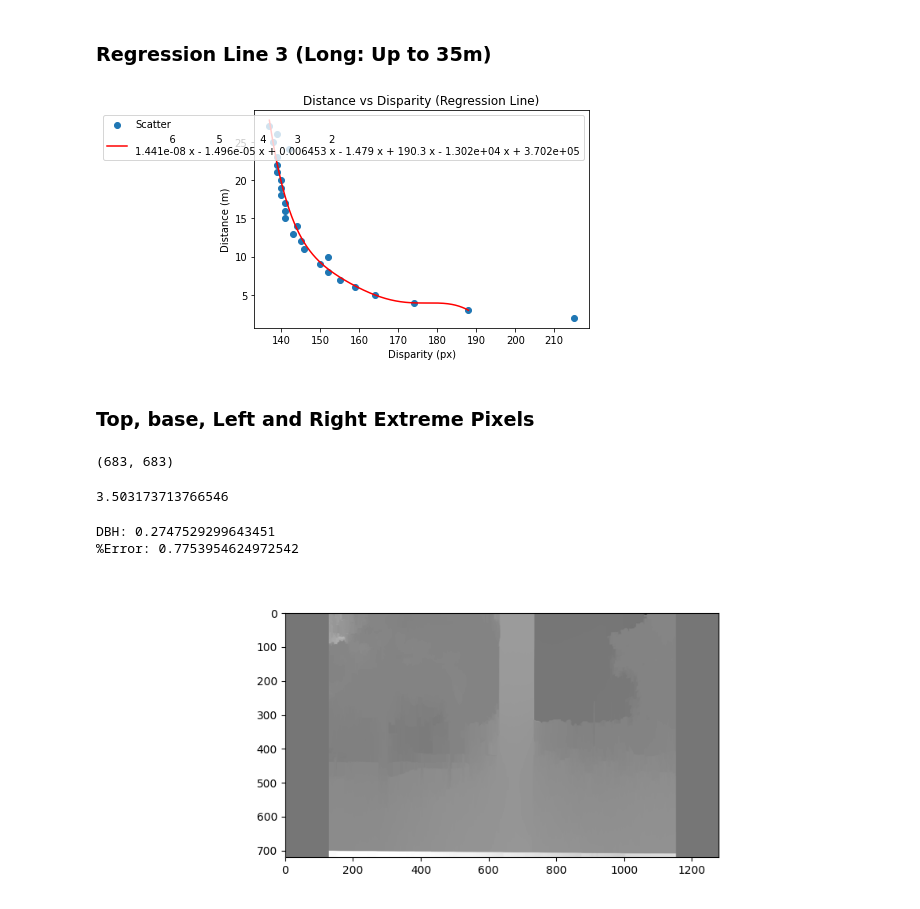
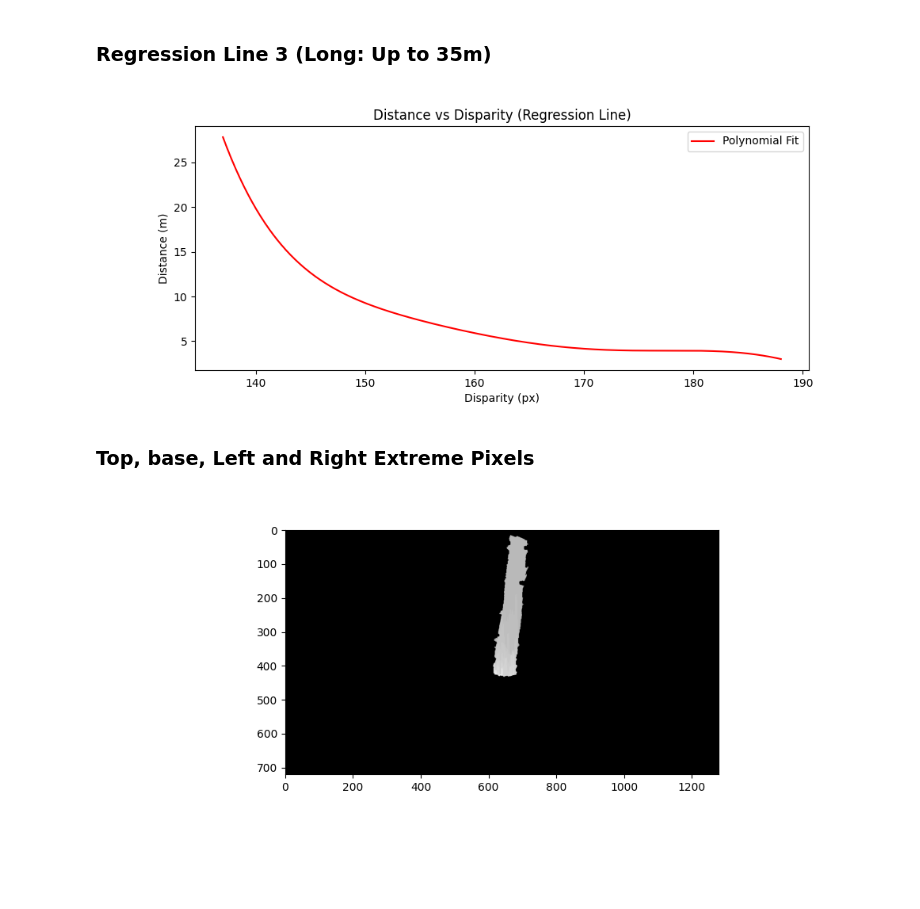
Before and after one commit to kiplimock/image-processing, a Jupyter notebook: disparity.ipynb, the cells around one changed output. Cells and saved outputs as stored; diff of their text form; code cells hidden in the pictures; blank space fills up the shorter version.

Commit message:
completed code for pixels of interest

```diff
--- a/disparity.ipynb
+++ b/disparity.ipynb
@@ -107,32 +116,28 @@ plt.show()
 # %% [markdown]
 ### Regression Line 3 (Long: Up to 35m)
 # %%
-dist = np.arange(2, 28, 1)
-disp = np.array([215, 188, 174, 164, 159, 155, 152, 150, 152, 146,
-                145, 143, 144, 141, 141, 141, 140, 140, 140, 139, 139, 139, 142, 138, 139, 137])
+def long_fit(value):
+    '''
+    Fits a polynomial to a scatter plot of points for distance/disparity relationship
+    for up to 35m length.
+    '''
+    dist = np.arange(2, 28, 1)
+    disp = np.array([215, 188, 174, 164, 159, 155, 152, 150, 152, 146,
+                    145, 143, 144, 141, 141, 141, 140, 140, 140, 139, 139, 139, 142, 138, 139, 137])
+    model = np.poly1d(np.polyfit(disp, dist, 6))
 
-# x = np.arange(137, 216, 1)
-# y = np.exp(23.08) * (1.2442 ** -x) * (1.006 ** (x ** 2))
-
-# polynomial fit
-model = np.poly1d(np.polyfit(disp, dist, 6))
-polyline = np.linspace(137, 188, 400)
-
-# exponential fit
-# fit = np.polyfit(disp, np.log(dist), 2)
-# print(fit)
-
-plt.figure()
-plt.scatter(disp, dist, label='Scatter')
-# plt.plot(x, y)
-plt.plot(polyline, model(polyline), color='red', label=str(model))
-plt.xlabel('Disparity (px)')
-plt.ylabel('Distance (m)')
-plt.title('Distance vs Disparity (Regression Line)')
-plt.legend()
-plt.show()
+    return model(value)
-# %% [output]
-[figure, removed]
+# %%
+polyline = np.linspace(137, 188, 400)
+plt.figure(figsize=(10,4))
+plt.plot(polyline, long_fit(polyline), color='red', label='Polynomial Fit')
+plt.xlabel('Disparity (px)')
+plt.ylabel('Distance (m)')
+plt.title('Distance vs Disparity (Regression Line)')
+plt.legend()
+plt.show()
+# %% [output]
+[figure, added]
 # %% [markdown]
 ### Top, base, Left and Right Extreme Pixels
 # %%
@@ -152,14 +157,6 @@ def convex_hull(img):
     return base, top, left, right
 
 [base, top, left, right] = convex_hull(img)
-# %%
-base
-# %% [output]
-(683, 683)
-# %%
-disp2dist(99)
-# %% [output]
-3.503173713766546
 # %%
 def compute_bh(img, zc, baseline=0.129, f=1438):
     '''
@@ -234,5 +259,0 @@ def median_base_pixel(image):
-# %%
-compute_dbh(76, 0.2769)
-# %% [output]
-DBH: 0.2747529299643451
-%Error: 0.7753954624972542
@@ -246,7 +281,7 @@ def computeDepthMap(imgL, imgR, mask):
     imgR = cv2.GaussianBlur(imgR, (5,5), 0)
 
     # read camera data
-    data = cv2.FileStorage('stereo_params_v7.yml', cv2.FILE_STORAGE_READ)
+    data = cv2.FileStorage('stereo_params.yml', cv2.FILE_STORAGE_READ)
     keys = ["K1", "K2", "D1", "D2", "R1", "R2", "P1", "P2", "T"]
     [K1, K2, D1, D2, R1, R2, P1, P2, T] = [data.getNode(key).mat() for key in keys]
 
@@ -283,7 +318,7 @@ def computeDepthMap(imgL, imgR, mask):
 
     imgL_rectified = cv2.remap(imgL, xmap1, ymap1, cv2.INTER_LINEAR, cv2.BORDER_CONSTANT)
     imgR_rectified = cv2.remap(imgR, xmap2, ymap2, cv2.INTER_LINEAR, cv2.BORDER_CONSTANT)
-#     mask_rectified = cv2.remap(mask, xmap1, ymap1, cv2.INTER_LINEAR, cv2.BORDER_CONSTANT)
+    mask_rectified = cv2.remap(mask, xmap1, ymap1, cv2.INTER_LINEAR, cv2.BORDER_CONSTANT)
 
     # -------------------------------- #
     # COMPUTE DISPARITY MAP
@@ -348,28 +383,28 @@ def computeDepthMap(imgL, imgR, mask):
                             alpha=255,
                             norm_type=cv2.NORM_MINMAX)
     filteredImg = np.uint8(filteredImg)
-#     filteredImg[mask == 0] = 0
+    filteredImg[mask_rectified == 0] = 0
     return filteredImg
 # %%
 
 # ------------------------------------- #
 # LOAD IMAGES
 # ------------------------------------- #
-# imgL = cv2.imread('trees2/images/left_10.png', 0)
-# imgR = cv2.imread('trees2/images/right_10.png', 0)
-# mask = cv2.imread('trees2/mask_10.png', 0)
+imgL = cv2.imread('trees2/images/left_25.png', 0)
+imgR = cv2.imread('trees2/images/right_25.png', 0)
+mask = cv2.imread('trees2/mask_25.png', 0)
 
-imgL = cv2.imread('trees/left_5.png', 0)
-imgR = cv2.imread('trees/right_5.png', 0)
-mask = cv2.imread('trees/masked_disparity_maps/masked_disparity_8.png', 0)
+# imgL = cv2.imread('trees/left_5.png', 0)
+# imgR = cv2.imread('trees/right_5.png', 0)
+# mask = cv2.imread('trees/masked_disparity_maps/masked_disparity_8.png', 0)
 
 depth = computeDepthMap(imgL, imgR, mask)
 
 plt.close()
 plt.figure(figsize=(10,4))
 plt.imshow(depth, 'gray')
 plt.show()
 # %% [output]
-[figure, old version]
+[figure, new version]
 # %%
 [base, top, left, right] = convex_hull(depth)
```
Also changed, not shown: parts of 12 cells of this notebook.
